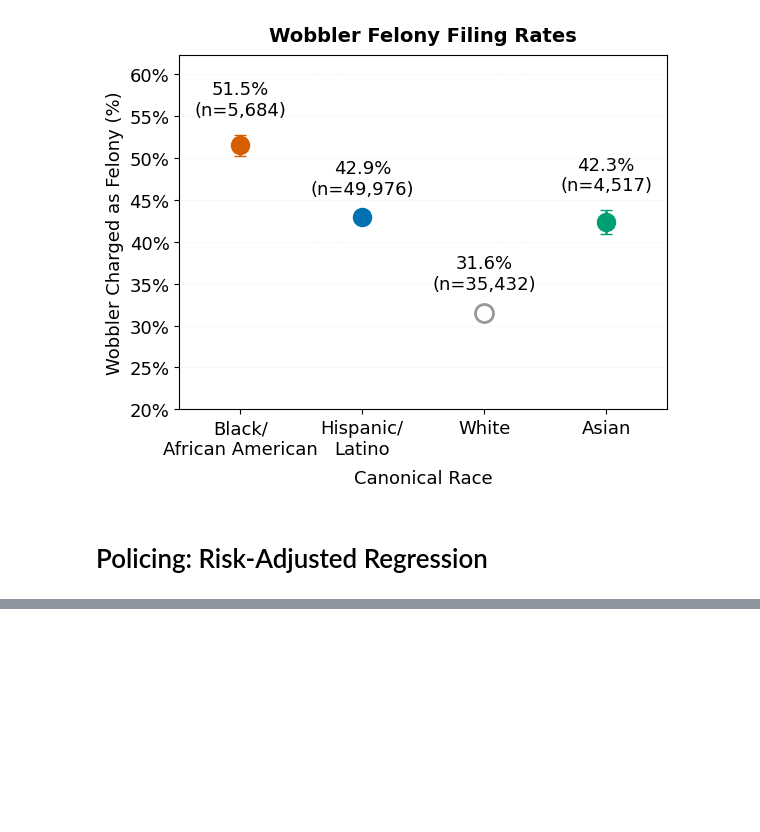
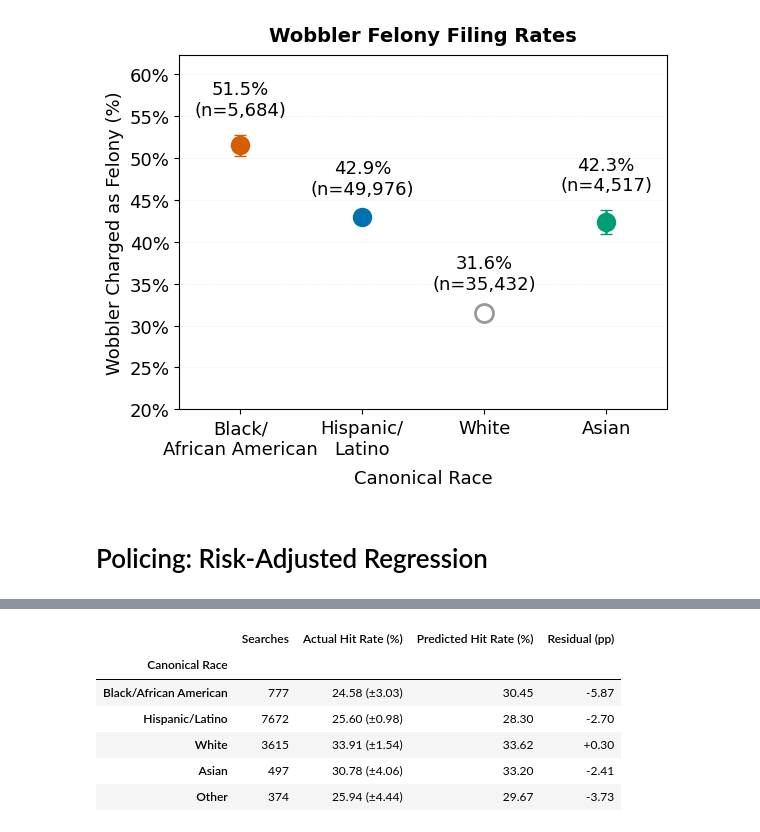
Before and after one commit to laurenbchu/honors-thesis, a Jupyter notebook: notebooks/02_analysis.ipynb, the cells around one changed output, grey strips where cells are left out. Cells and saved outputs as stored; diff of their text form; code cells hidden in the pictures; blank space fills up the shorter version.

```diff
--- a/notebooks/02_analysis.ipynb
+++ b/notebooks/02_analysis.ipynb
@@ -1273,0 +1114,10 @@ plt.show()
+# %%
+table_utils.risk_adjusted_table(risk_adjusted)
+# %% [output]
+|  | Searches | Actual Hit Rate (%) | Predicted Hit Rate (%) | Residual (pp) |
+| Canonical Race |  |  |  |  |
+| Black/African American | 777 | 24.58 (±3.03) | 30.45 | -5.87 |
+| Hispanic/Latino | 7672 | 25.60 (±0.98) | 28.30 | -2.70 |
+| White | 3615 | 33.91 (±1.54) | 33.62 | +0.30 |
+| Asian | 497 | 30.78 (±4.06) | 33.20 | -2.41 |
+| Other | 374 | 25.94 (±4.44) | 29.67 | -3.73 |
```
Also changed, not shown: parts of 15 cells of this notebook, 2 other files.
